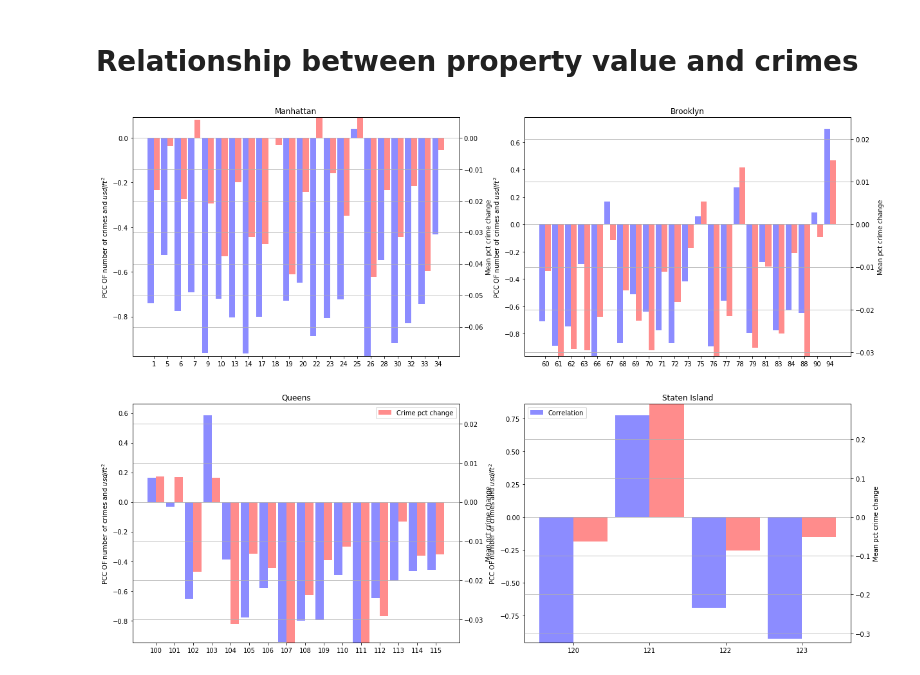
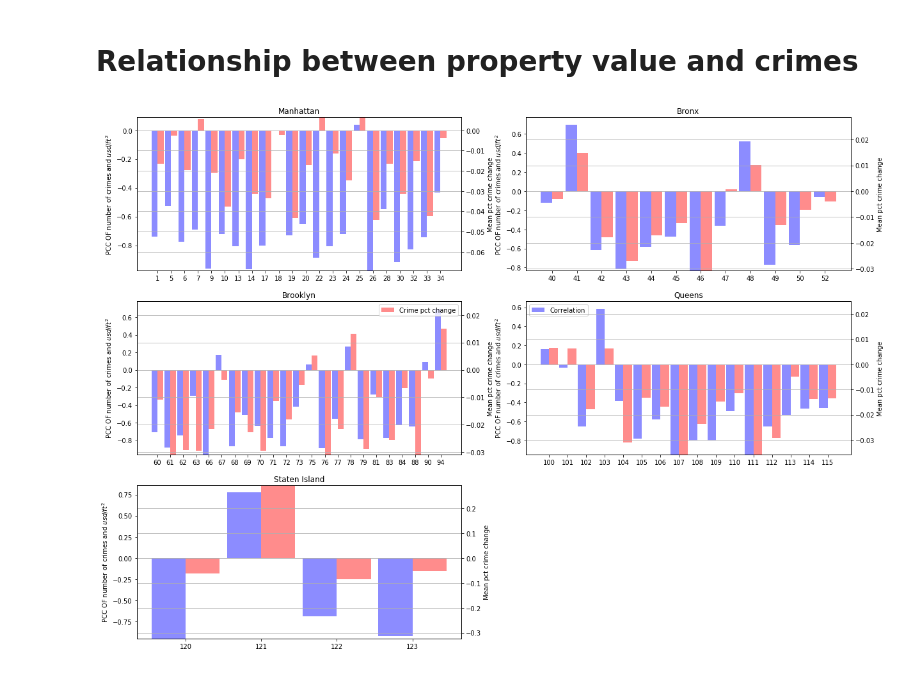
Before and after one commit to florielle/bigdataproject, a Jupyter notebook: data_visualization/Price-Crimes-Plots.ipynb, the cells around one changed output. Drawn from its saved outputs; the diff is of its cells as text; code cells hidden in the pictures.

```diff
--- a/data_visualization/Price-Crimes-Plots.ipynb
+++ b/data_visualization/Price-Crimes-Plots.ipynb
@@ -25,6 +25,7 @@ crimes[1] = crimes[1].apply(int)
 crimes = crimes[crimes[0]>=2006]
 # No data for value in 2008
 crimes = crimes[crimes[0] != 2008]
+crimes = crimes[crimes]
 # %%
 value.index = value[0].map(str) +'-'+ value[1].map(str)
 crimes.index = crimes[0].map(int).map(str) +'-'+ crimes[1].map(int).map(str)
@@ -37,6 +38,7 @@ for p in merged['1_x'].unique():
                                   m['2_y'])[0][1]
 # %%
 corr_mn = {k:v for k,v in correlations.items() if k <= 34}
+corr_bx = {k:v for k,v in correlations.items() if k >=40 and k<=52}
 corr_bk = {k:v for k,v in correlations.items() if k >=60 and k<=94}
 corr_qn = {k:v for k,v in correlations.items() if k >=100 and k<=115}
 corr_si = {k:v for k,v in correlations.items() if k >=120 and k<=123}
@@ -50,10 +52,10 @@ mean_crimes_change = crimes_change.groupby('precinct').mean()
 mean_crimes_change = mean_crimes_change.to_dict()[2]
 # %%
 mcc_mn = {k:v for k,v in mean_crimes_change.items() if k <= 34}
+mcc_bx = {k:v for k,v in mean_crimes_change.items() if k >=40 and k<=52}
 mcc_bk = {k:v for k,v in mean_crimes_change.items() if k >=60 and k<=94}
 mcc_qn = {k:v for k,v in mean_crimes_change.items() if k >=100 and k<=115}
 mcc_si = {k:v for k,v in mean_crimes_change.items() if k >=120 and k<=123}
-mcc_si[121]=0.5
 # %%
 def align_yaxis(ax1, v1, ax2, v2):
     """adjust ax2 ylimit so that v2 in ax2 is aligned to v1 in ax1"""
@@ -67,43 +69,43 @@ def align_yaxis(ax1, v1, ax2, v2):
 bar_width = 0.45
 opacity = 0.45
 plt.subplots(figsize=(20,15))
-plt.subplot(2,2,1)
+plt.subplot(3,2,1)
 
 i = 1
-for corr, mcc, borough in zip([corr_mn, corr_bk, corr_qn, corr_si],
-                     [mcc_mn, mcc_bk, mcc_qn, mcc_si],
-                     ['Manhattan', 'Brooklyn', 'Queens', 'Staten Island']):
+for corr, mcc, borough in zip([corr_mn, corr_bx, corr_bk, corr_qn, corr_si],
+                     [mcc_mn, mcc_bx, mcc_bk, mcc_qn, mcc_si],
+                     ['Manhattan', 'Bronx', 'Brooklyn', 'Queens', 'Staten Island']):
 
-    ax = plt.subplot(2,2,i)
+    ax = plt.subplot(3,2,i)
     ax1 = ax.twinx()
     n_groups = len(corr)
     corrs = corr.values()
     mccs = mcc.values()
     index = np.arange(n_groups)
 
     rects = ax.bar(index, corrs, bar_width, alpha=opacity, color='b', label='Correlation')
     rects2 = ax1.bar(index+bar_width, mccs, bar_width, alpha=opacity, color='r', label='Crime pct change')
 
 
     #for rect, label in zip(rects, mccs):
     #    height = rect.get_height()
     #    ax.text(rect.get_x() + rect.get_width()/2, height + 5, str(label), ha='center', va='bottom')
 
     plt.xticks(index + bar_width / 2, corr.keys())
     plt.grid()
     align_yaxis(ax, 0, ax1, 0)
     plt.title(borough)
     if i == 4:
         ax.legend(loc='upper left')
     if i == 3:
-        ax1.legend(loc='upper right')
+        ax1.legend(loc='upper left')
 
     ax.set_ylabel("PCC OF number of crimes and $usd/ft^2$")
     ax1.set_ylabel("Mean pct crime change")
 
     i += 1
 # %% [output]
-[figure, old version]
+[figure, new version]
 # %%
 corrs = corr.values()
 mccs = mcc.values()
```
Also changed, not shown: parts of 7 cells of this notebook, 1 other file.
